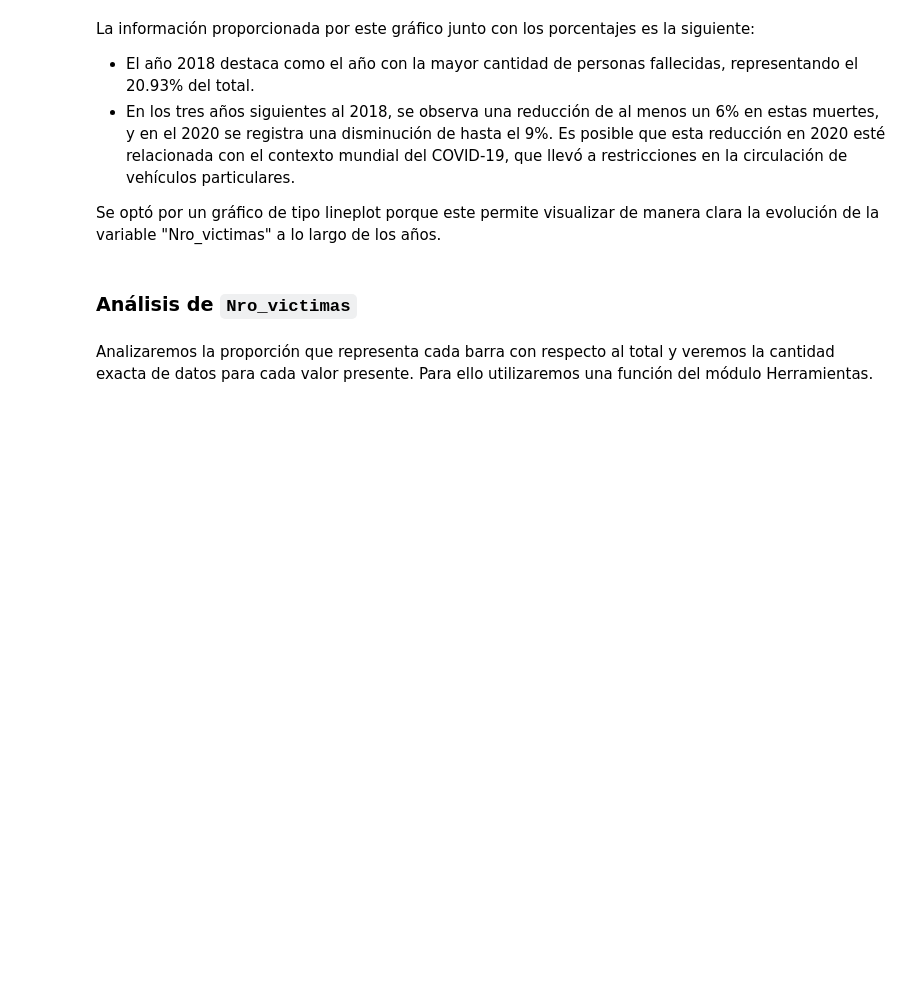
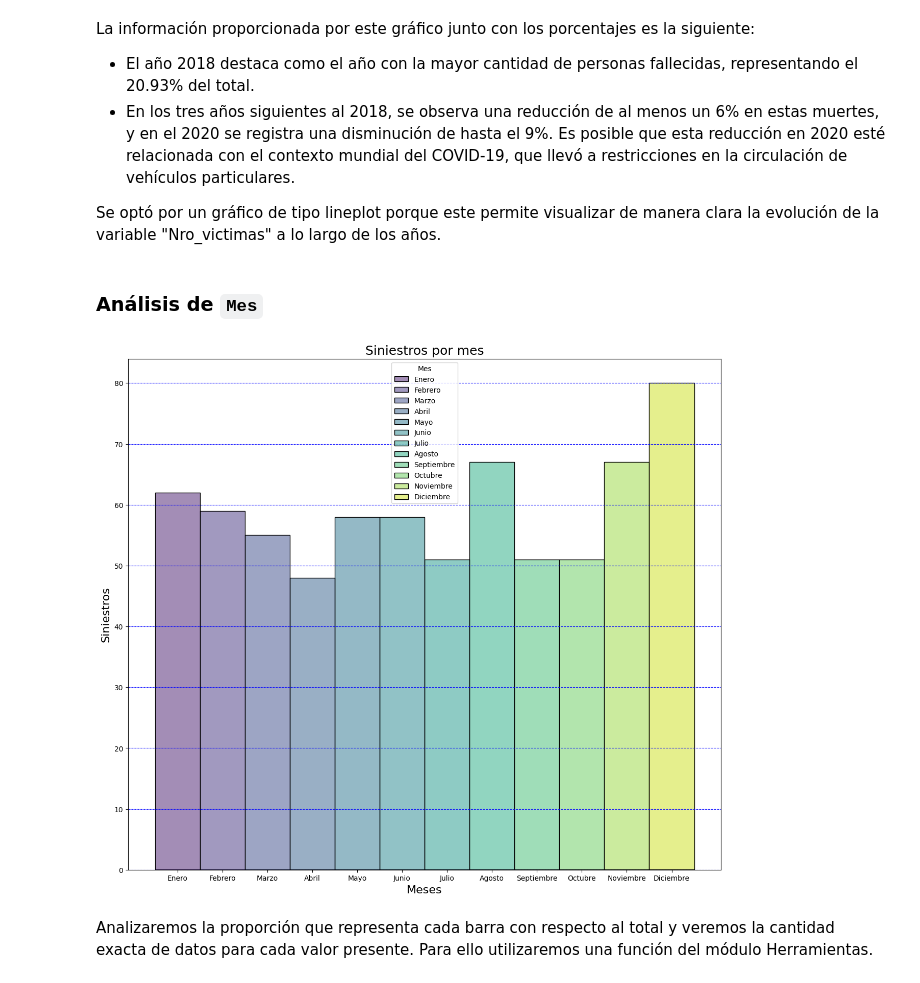
Before and after one commit to MaximilianoTauil/PI_Siniestros, a Jupyter notebook: EDA.ipynb, the cells around one changed output. Cells and saved outputs as stored; diff of their text form; code cells hidden in the pictures; blank space fills up the shorter version.

```diff
--- a/EDA.ipynb
+++ b/EDA.ipynb
@@ -156,7 +157,17 @@ La información proporcionada por este gráfico junto con los porcentajes es la
 
 Se optó por un gráfico de tipo lineplot porque este permite visualizar de manera clara la evolución de la variable "Nro_victimas" a lo largo de los años.
 # %% [markdown]
-### Análisis de ``Nro_victimas``
+### Análisis de ``Mes``
+# %%
+plt.figure(figsize=(15,13))
+sns.histplot(data=data_union,x='Mes',hue='Mes',palette='viridis')
+plt.grid(axis='y',color='blue',linestyle='--')
+plt.title('Siniestros por mes',size=18)
+plt.xlabel('Meses',size=16)
+plt.ylabel('Siniestros',size=16)
+plt.show()
+# %% [output]
+[figure, added]
 # %% [markdown]
 Analizaremos la proporción que representa cada barra con respecto al total y veremos la cantidad exacta de datos para cada valor presente. Para ello utilizaremos una función del módulo Herramientas.
 # %%
```
Also changed, not shown: parts of 30 cells of this notebook.
